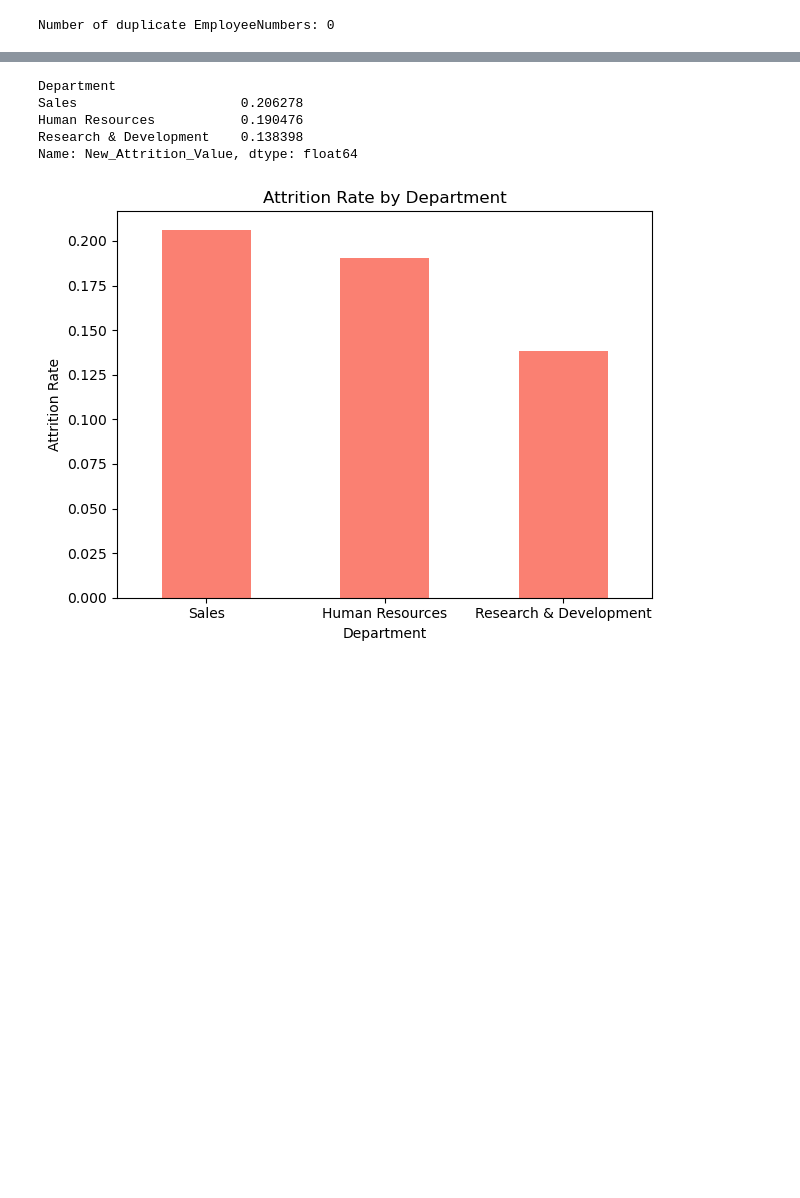
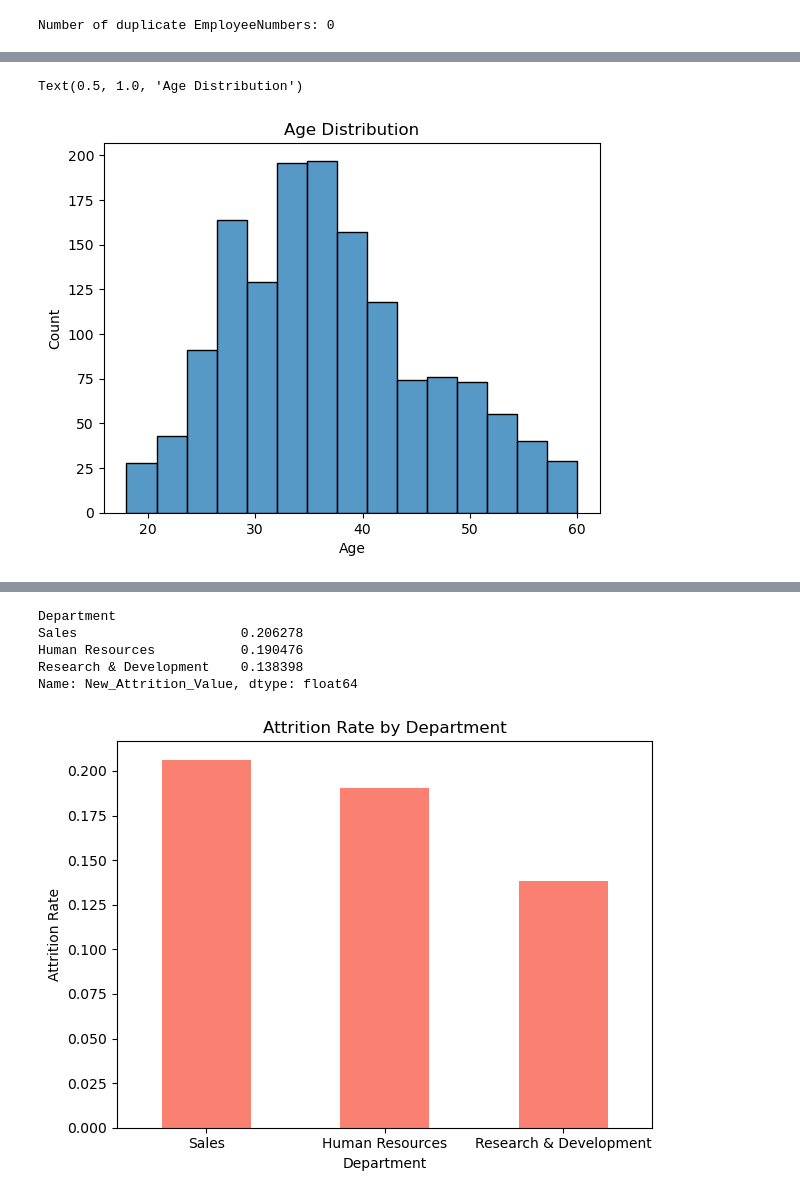
Before and after one commit to taniagreen03/eda_hr_attrition, a Jupyter notebook: hr_attrition_eda.ipynb, the cells around one changed output, grey strips where cells are left out. Drawn from its saved outputs; the diff is of its cells as text; code cells hidden in the pictures; blank space fills up the shorter version.

```diff
--- a/hr_attrition_eda.ipynb
+++ b/hr_attrition_eda.ipynb
@@ -172,0 +237,6 @@ In this section, we dropped columns that were not useful in determining causes o
+# %%
+sns.histplot(data=hr_dataset, x="Age", bins=15)
+plt.title("Age Distribution")
+# %% [output]
+Text(0.5, 1.0, 'Age Distribution')
+[figure, added]
```
Also changed, not shown: parts of 46 cells of this notebook, 1 other file.
